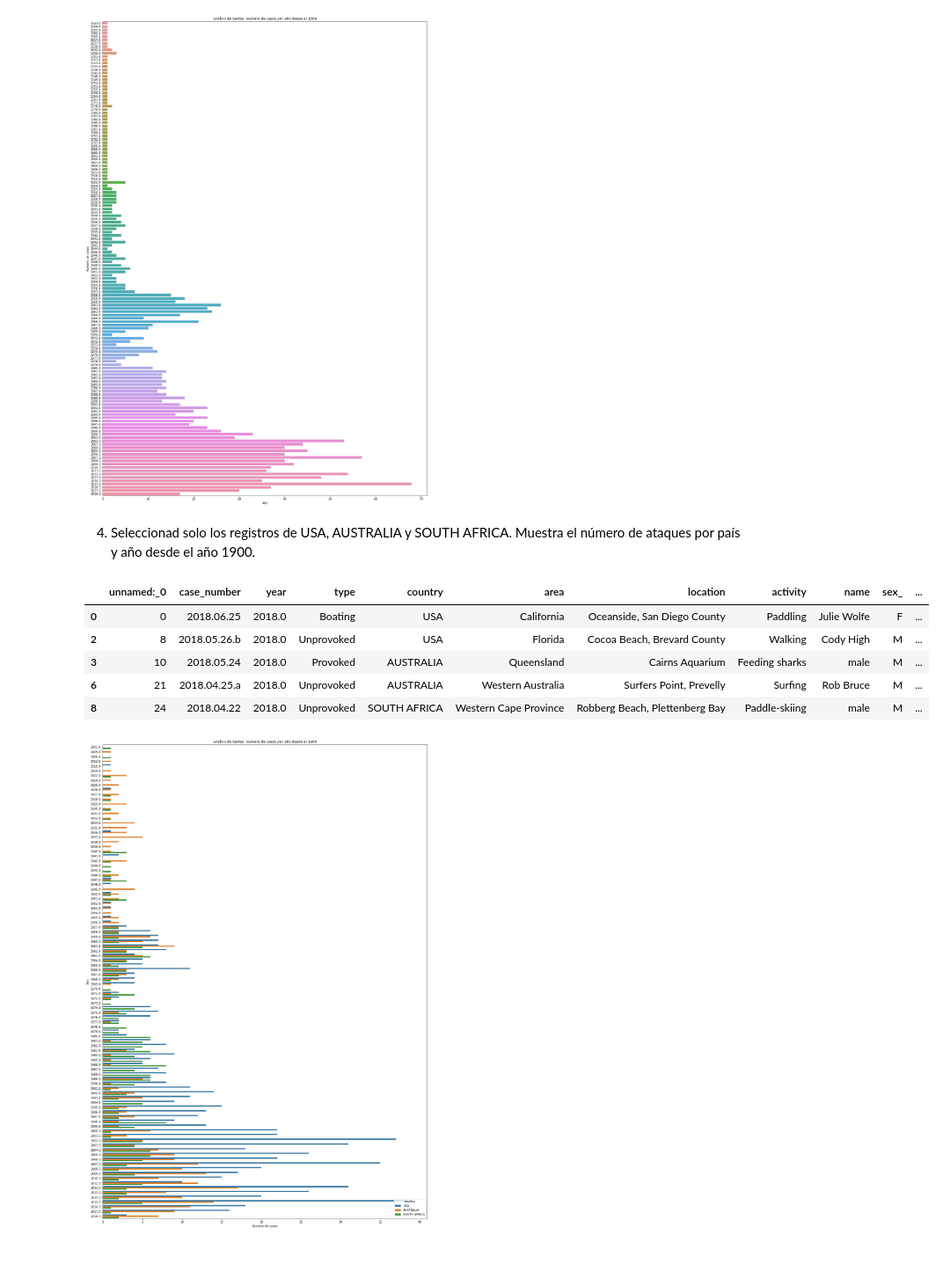
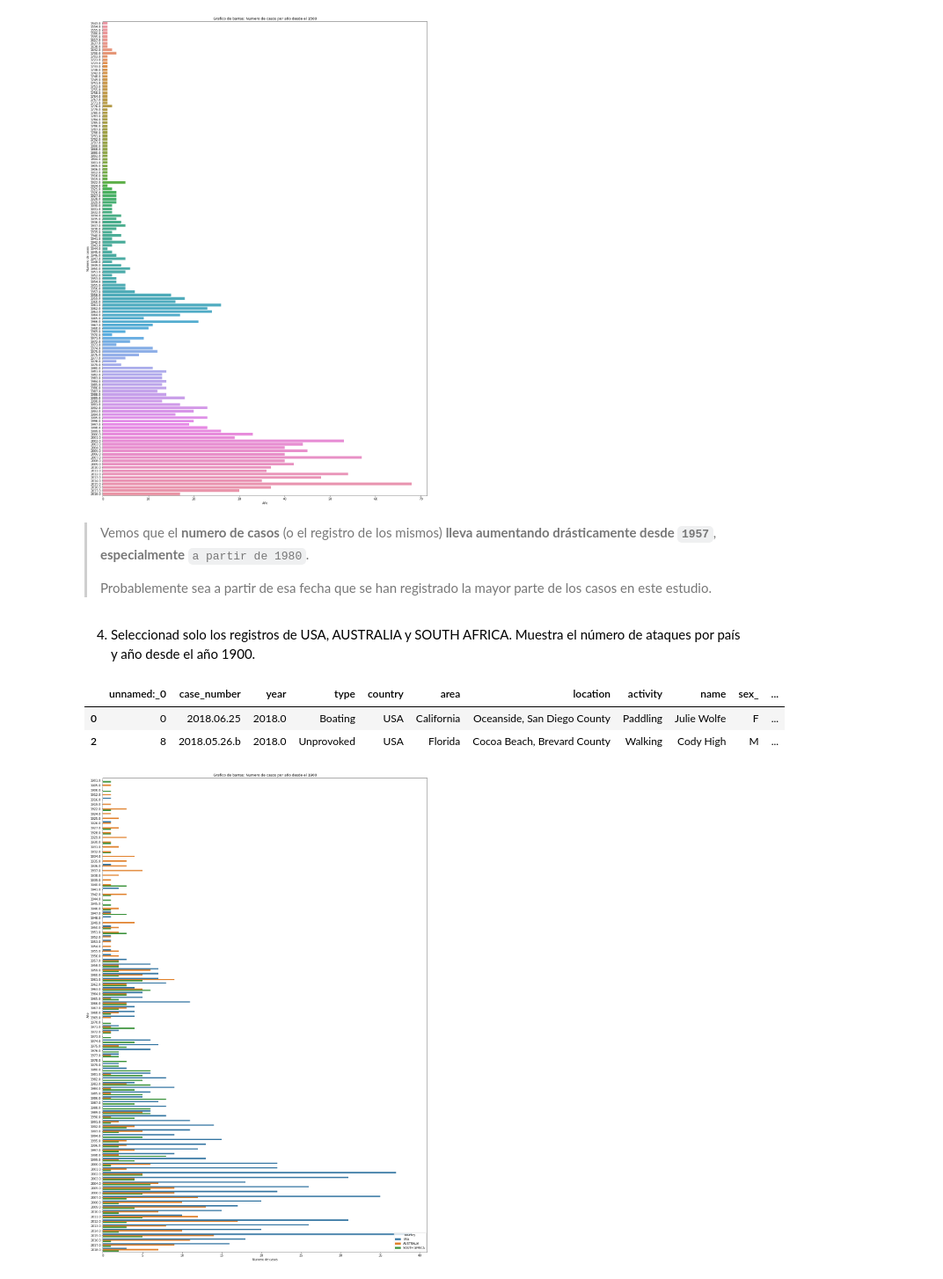
Before and after one commit to Adalab/DA-promo-b-modulo2-sprint-1-Antoanela-Chloe, a Jupyter notebook: visualizacion/pp-python-modulo-2-sprint-1-visualizacion-ejercicio-3-seaborn.ipynb, the cells around one changed output. Shown at 88% size. Drawn from its saved outputs; the diff is of its cells as text; code cells hidden in the pictures; blank space fills up the shorter version.

```diff
--- a/visualizacion/pp-python-modulo-2-sprint-1-visualizacion-ejercicio-3-seaborn.ipynb
+++ b/visualizacion/pp-python-modulo-2-sprint-1-visualizacion-ejercicio-3-seaborn.ipynb
@@ -146,18 +141,19 @@ fig.set_title('Grafico de barras: Numero de casos por año desde el 1500')
 plt.show()
 # %% [output]
 [figure]
+# %% [markdown]
+> Vemos que el **numero de casos** (o el registro de los mismos) **lleva aumentando drásticamente desde `1957`**, **especialmente** `a partir de 1980`.
+>
+>Probablemente sea a partir de esa fecha que se han registrado la mayor parte de los casos en este estudio.
 # %% [markdown]
 4. Seleccionad solo los registros de USA, AUSTRALIA y SOUTH AFRICA. Muestra el número de ataques por país y año desde el año 1900.
 # %%
 df_pais = df[(df['country'].isin(['USA', 'AUSTRALIA', 'SOUTH AFRICA'])) & (df['year'] >= 1900)]
-df_pais.head()
+df_pais.head(2)
 # %% [output]
 |  | unnamed:_0 | case_number | year | type | country | area | location | activity | name | sex_ | ... |
 | 0 | 0 | 2018.06.25 | 2018.0 | Boating | USA | California | Oceanside, San Diego County | Paddling | Julie Wolfe | F | ... |
 | 2 | 8 | 2018.05.26.b | 2018.0 | Unprovoked | USA | Florida | Cocoa Beach, Brevard County | Walking | Cody High | M | ... |
-| 3 | 10 | 2018.05.24 | 2018.0 | Provoked | AUSTRALIA | Queensland | Cairns Aquarium | Feeding sharks | male | M | ... |
-| 6 | 21 | 2018.04.25.a | 2018.0 | Unprovoked | AUSTRALIA | Western Australia | Surfers Point, Prevelly | Surfing | Rob Bruce | M | ... |
-| 8 | 24 | 2018.04.22 | 2018.0 | Unprovoked | SOUTH AFRICA | Western Cape Province | Robberg Beach, Plettenberg Bay | Paddle-skiing | male | M | ... |
 # %%
 plt.figure(figsize=(20,30))
 fig = sns.countplot(y='year', data= df_pais, hue= 'country')
```
Also changed, not shown: parts of 26 cells of this notebook, 5 other files.
